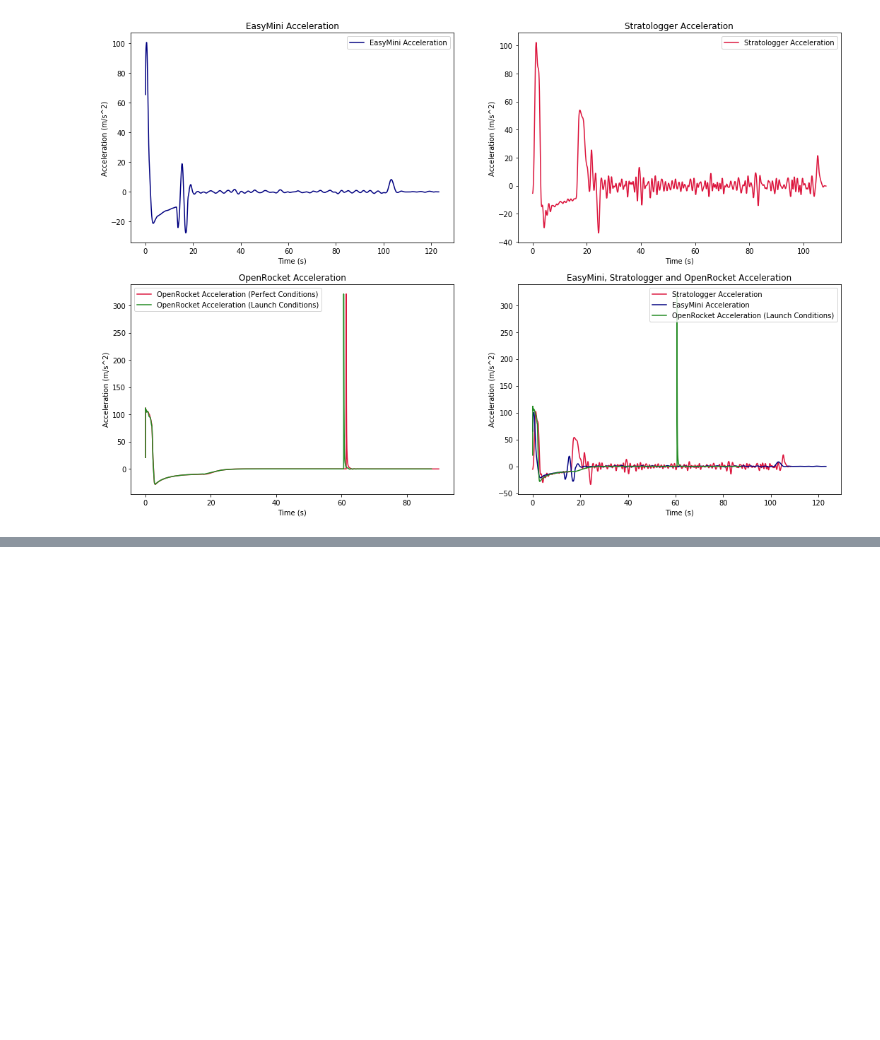
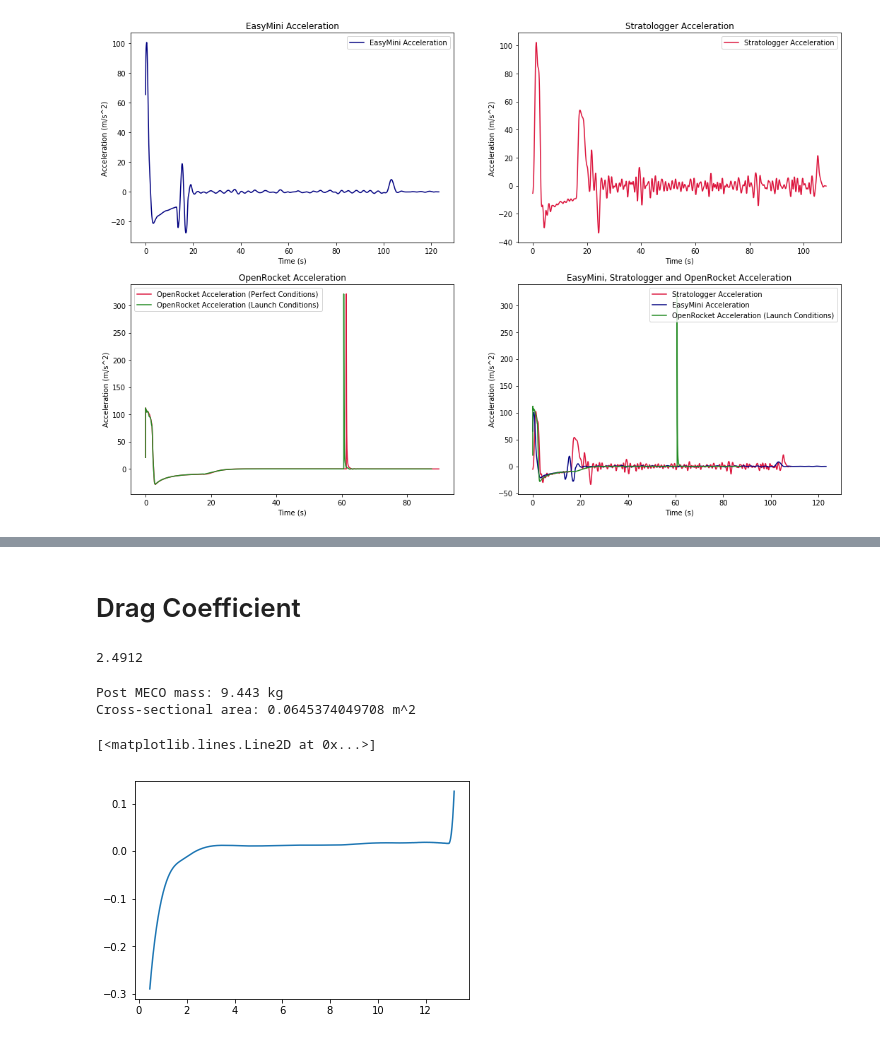
Before and after one commit to DuncanBark/Data_Analysis, a Jupyter notebook: OYAltimeters.ipynb, the cells around one changed output, grey strips where cells are left out. Cells and saved outputs as stored; diff of their text form; code cells hidden in the pictures; blank space fills up the shorter version.

```diff
--- a/OYAltimeters.ipynb
+++ b/OYAltimeters.ipynb
@@ -423,0 +421,32 @@ print "(SL) Maximum acceleration (ft/s^2):", max(slAccel2Smooth)*3.2808
+# %% [markdown]
+# Drag Coefficient
+# %%
+i_EM_M = argmax(emAccel)      # index of MECO for EaseMini
+i_EM_A = argmax(emAltSmooth)-270    # index of apogee for EasyMini. deducting 160 to avoid v=0
+i_OR_M = argmax(orVel)          # index of MECO for OpenRocket
+i_OR_A = argmax(orAlt)-100          # index of apogee for OpenRocket
+print orTime[i_OR_M]
+# %% [output]
+2.4912
+# %%
+m_fix = (10843 - (2194-794)) / 1000.             # rocket's mass after MECO [kg]
+print 'Post MECO mass:', m_fix, 'kg'
+A = (5.5**2 * pi + 5) * (0.0254)**2              # approximate cross-sectional area of rocket [m^2]
+print "Cross-sectional area:", A, 'm^2'
+rho = 1.15                                       # standard value of air density [Pa]
+g = 9.8                                          # [m/s^2]
+
+emFd = -m_fix * (9.8 + emAccel[i_EM_M:i_EM_A])   # force of drag
+cd_em = [-2 * m_fix * (a + g) / (v**2 * A * rho * m_fix) for a, v in zip(emAccel[i_EM_M:i_EM_A], emVelBaro[i_EM_M:i_EM_A])]
+
+cd_or = [-2 * m_fix * (a + g) / (v**2 * A * rho) for a, v in zip(orAccel[i_OR_M:i_OR_A], orVel[i_OR_M:i_OR_A])]
+# %% [output]
+Post MECO mass: 9.443 kg
+Cross-sectional area: 0.0645374049708 m^2
+# %%
+plot(emTime[i_EM_M:i_EM_A], cd_em[:])
+# plot(orTime[i_OR_M:i_OR_A], cd_or[:])
+# ylim([-.5,5])
+# %% [output]
+[<matplotlib.lines.Line2D at 0x...>]
+[figure, added]
```
Also changed, not shown: parts of 9 cells of this notebook.
